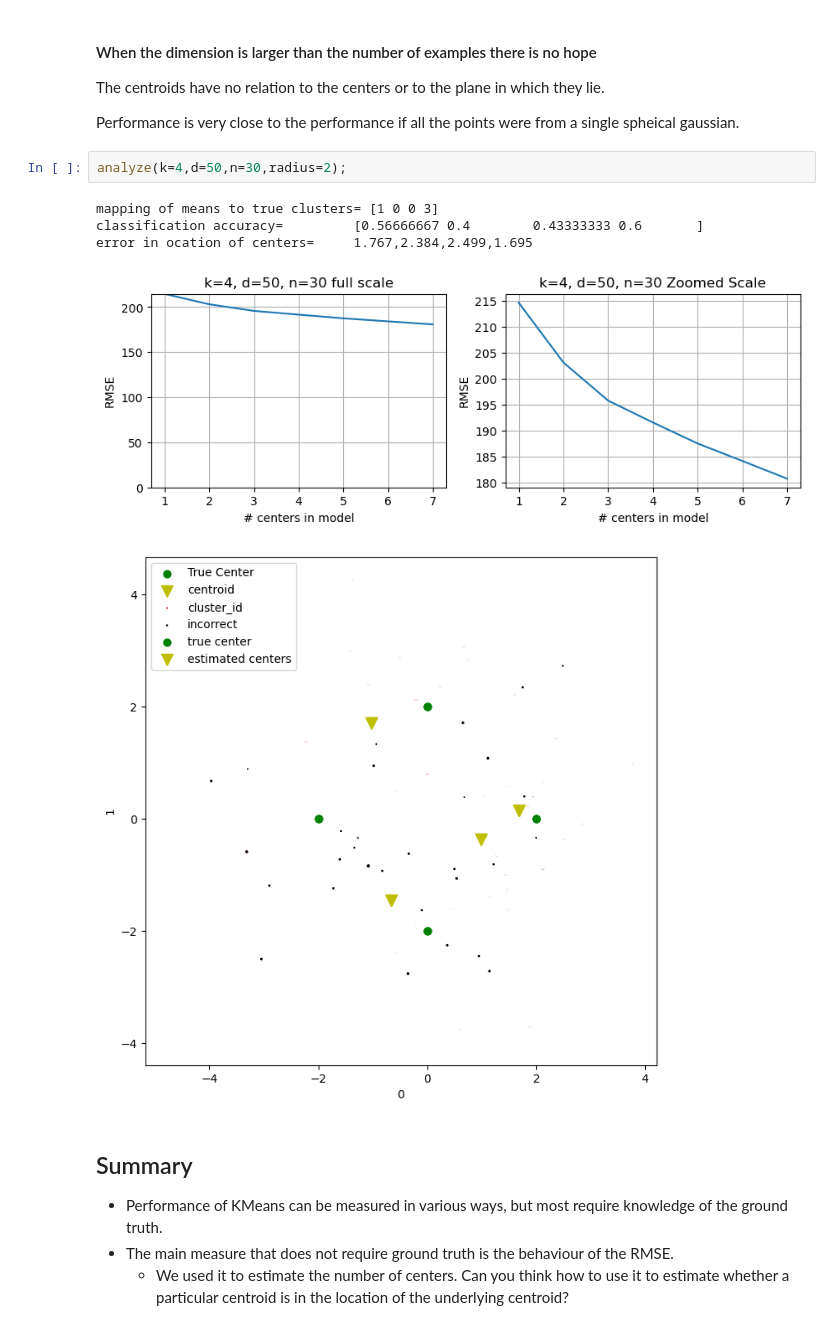
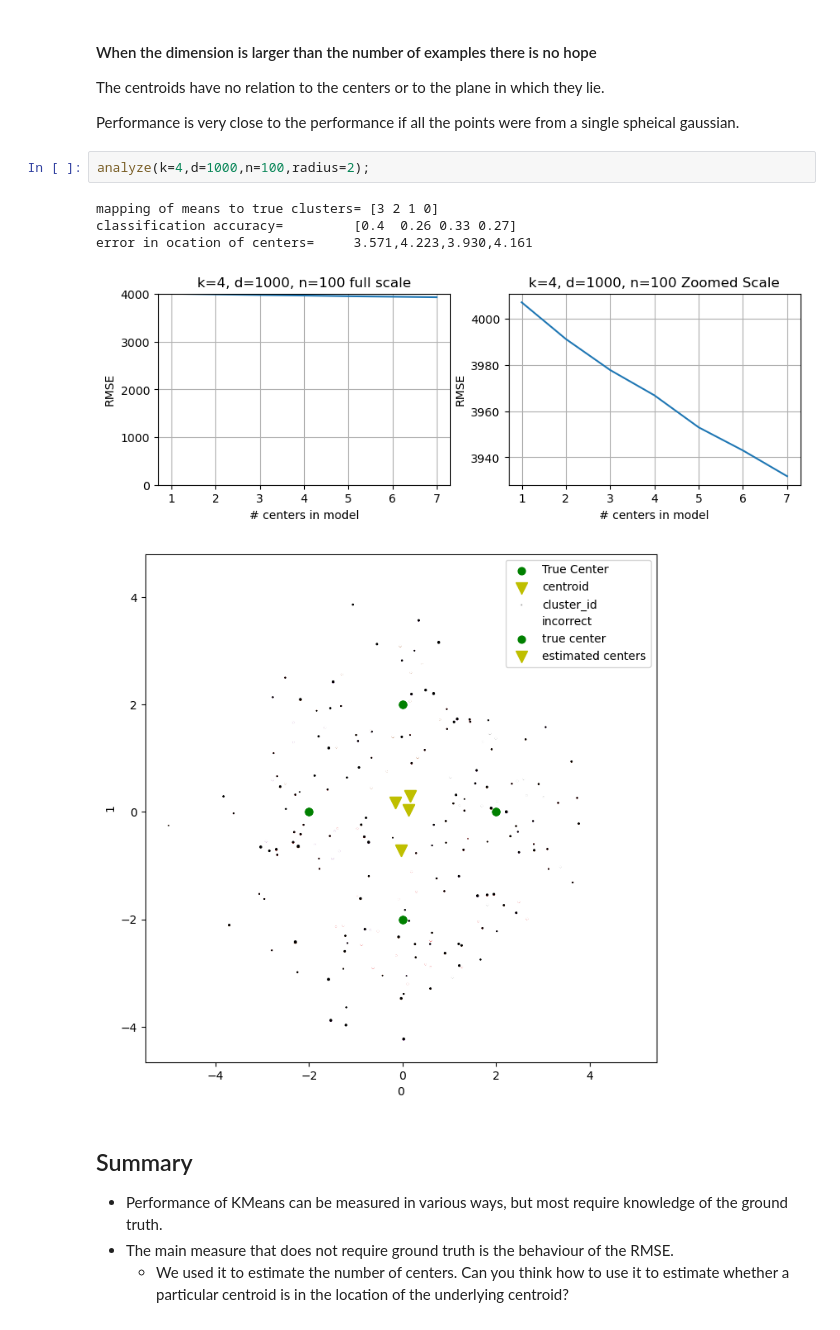
Before and after one commit to UCSD-Data-Science/Public-CSE255-2022, a Jupyter notebook: notebooks/Section3-Kmeans-dim-reduction/KmeansBasicAnalysis/3.Exploring K-means.ipynb, the cells around one changed output. Cells and saved outputs as stored; diff of their text form.

```diff
--- a/notebooks/Section3-Kmeans-dim-reduction/KmeansBasicAnalysis/3.Exploring K-means.ipynb
+++ b/notebooks/Section3-Kmeans-dim-reduction/KmeansBasicAnalysis/3.Exploring K-means.ipynb
@@ -211,13 +210,13 @@ The centroids have no relation to the centers or to the plane in which they lie.
 
 Performance is very close to the performance if all the points were from a single spheical gaussian.
 # %%
-analyze(k=4,d=50,n=30,radius=2);
+analyze(k=4,d=1000,n=100,radius=2);
 # %% [output]
-mapping of means to true clusters= [1 0 0 3]
-classification accuracy=         [0.56666667 0.4        0.43333333 0.6       ]
-error in ocation of centers=     1.767,2.384,2.499,1.695
+mapping of means to true clusters= [3 2 1 0]
+classification accuracy=         [0.4  0.26 0.33 0.27]
+error in ocation of centers=     3.571,4.223,3.930,4.161
-[figure, old version]
+[figure, new version]
-[figure, old version]
+[figure, new version]
 # %% [markdown]
 ## Summary
 * Performance of KMeans can be measured in various ways, but most require knowledge of the ground truth.
```
Also changed, not shown: parts of 25 cells of this notebook, 4 other files.
